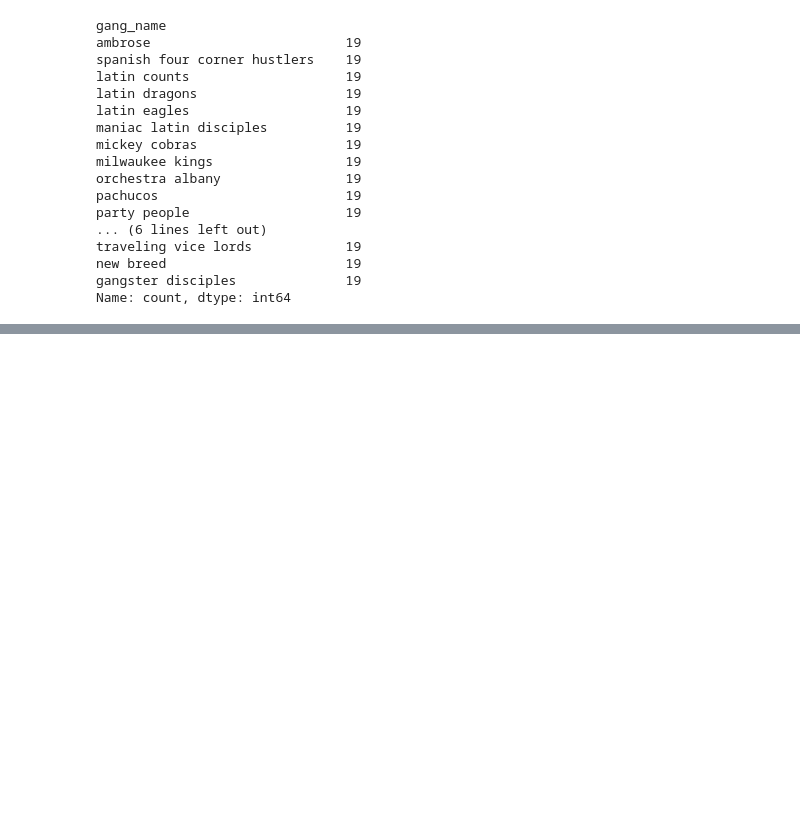
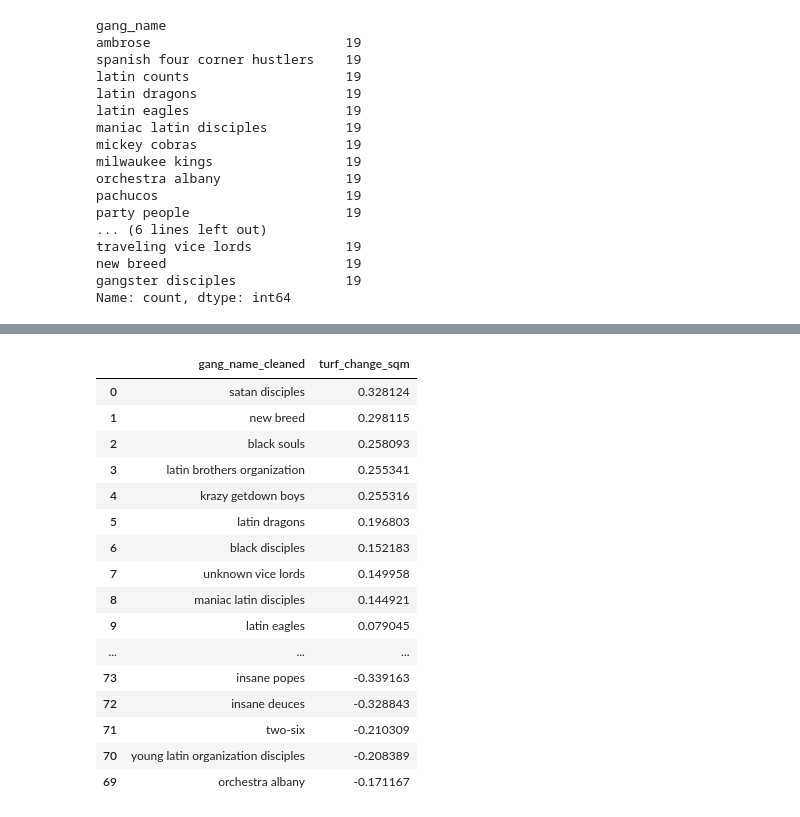
Before and after one commit to kcinbk/CHI_GangMaps, a Jupyter notebook: code/EDA_GangMaps.ipynb, the cells around one changed output, grey strips where cells are left out. Saved outputs shown, nothing was run; the diff lists cells and outputs as text; code cells hidden in the pictures; blank space fills up the shorter version.

```diff
--- a/code/EDA_GangMaps.ipynb
+++ b/code/EDA_GangMaps.ipynb
@@ -156,0 +209,33 @@ top_gangs_2025_gdf = raw_gdf[raw_gdf.gang_name.isin(top_gangs_2025_list)]
+# %%
+mid2010ss_mean = (
+    gangs_summary[[2014, 2015]].mean(axis=1)
+
+    )
+
+current_mean = (
+    gangs_summary.iloc[:, -2:].mean(axis=1)
+    )
+
+# Gangs that have lost and gained terrority (in square miles) in the last decade
+gang_turfChanged= (current_mean - mid2010ss_mean).sort_values(ascending=False)\
+    .reset_index(name='turf_change_sqm')
+
+pd.concat([gang_turfChanged.nlargest(10, 'turf_change_sqm'), gang_turfChanged.nsmallest(10, 'turf_change_sqm')])
+# %% [output]
+|  | gang_name_cleaned | turf_change_sqm |
+| 0 | satan disciples | 0.328124 |
+| 1 | new breed | 0.298115 |
+| 2 | black souls | 0.258093 |
+| 3 | latin brothers organization | 0.255341 |
+| 4 | krazy getdown boys | 0.255316 |
+| 5 | latin dragons | 0.196803 |
+| 6 | black disciples | 0.152183 |
+| 7 | unknown vice lords | 0.149958 |
+| 8 | maniac latin disciples | 0.144921 |
+| 9 | latin eagles | 0.079045 |
+| ... | ... | ... |
+| 73 | insane popes | -0.339163 |
+| 72 | insane deuces | -0.328843 |
+| 71 | two-six | -0.210309 |
+| 70 | young latin organization disciples | -0.208389 |
+| 69 | orchestra albany | -0.171167 |
```
Also changed, not shown: parts of 21 cells of this notebook, 1 other file.
